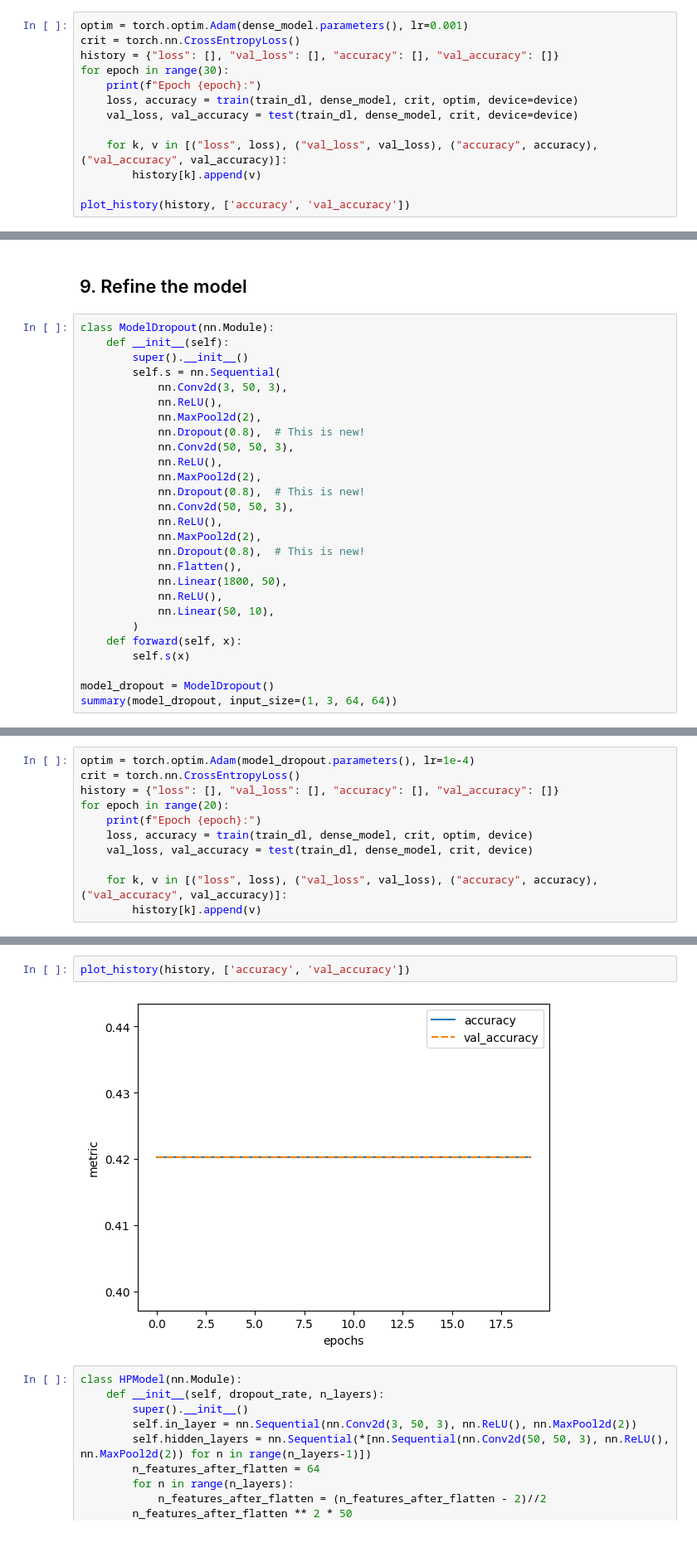
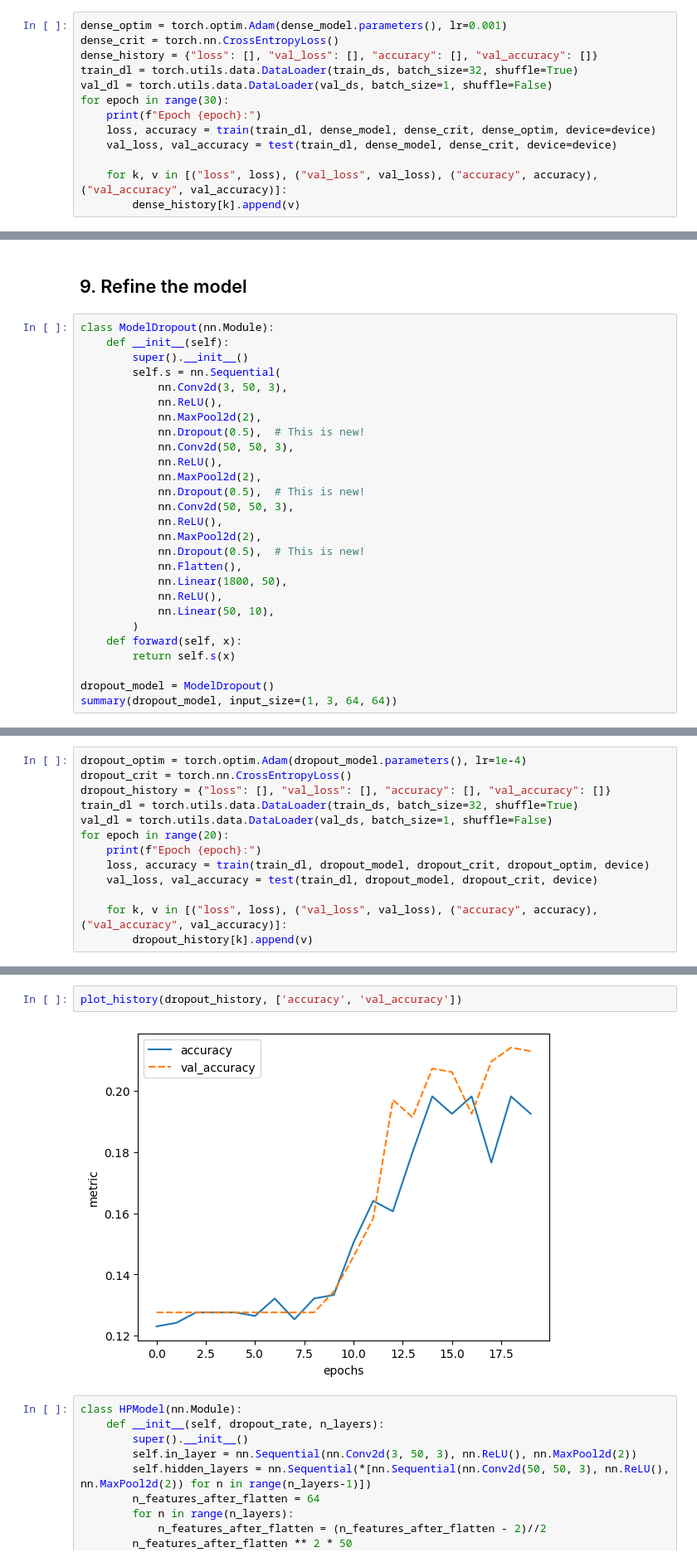
Before and after one commit to mimer-ai/deep-learning-intro, a Jupyter notebook: notebooks/lumi-pytorch/4-Advanced-layer-types-ImageClassification.ipynb, the cells around one changed output, grey strips where cells are left out. Shown at 83% size. Saved outputs shown, nothing was run; the diff lists cells and outputs as text.

```diff
--- a/notebooks/lumi-pytorch/4-Advanced-layer-types-ImageClassification.ipynb
+++ b/notebooks/lumi-pytorch/4-Advanced-layer-types-ImageClassification.ipynb
@@ -306,17 +291,17 @@ Params size (MB): 2.47
 Estimated Total Size (MB): 2.52
 ==========================================================================================
 # %%
-optim = torch.optim.Adam(dense_model.parameters(), lr=0.001)
-crit = torch.nn.CrossEntropyLoss()
-history = {"loss": [], "val_loss": [], "accuracy": [], "val_accuracy": []}
+dense_optim = torch.optim.Adam(dense_model.parameters(), lr=0.001)
+dense_crit = torch.nn.CrossEntropyLoss()
+dense_history = {"loss": [], "val_loss": [], "accuracy": [], "val_accuracy": []}
+train_dl = torch.utils.data.DataLoader(train_ds, batch_size=32, shuffle=True)
+val_dl = torch.utils.data.DataLoader(val_ds, batch_size=1, shuffle=False)
 for epoch in range(30):
     print(f"Epoch {epoch}:")
-    loss, accuracy = train(train_dl, dense_model, crit, optim, device=device)
-    val_loss, val_accuracy = test(train_dl, dense_model, crit, device=device)
+    loss, accuracy = train(train_dl, dense_model, dense_crit, dense_optim, device=device)
+    val_loss, val_accuracy = test(train_dl, dense_model, dense_crit, device=device)
 
     for k, v in [("loss", loss), ("val_loss", val_loss), ("accuracy", accuracy), ("val_accuracy", val_accuracy)]:
-        history[k].append(v)
-
-plot_history(history, ['accuracy', 'val_accuracy'])
+        dense_history[k].append(v)
 # %% [output]
 Epoch 0:
@@ -353,25 +346,25 @@ class ModelDropout(nn.Module):
             nn.Conv2d(3, 50, 3),
             nn.ReLU(),
             nn.MaxPool2d(2),
-            nn.Dropout(0.8),  # This is new!
+            nn.Dropout(0.5),  # This is new!
             nn.Conv2d(50, 50, 3),
             nn.ReLU(),
             nn.MaxPool2d(2),
-            nn.Dropout(0.8),  # This is new!
+            nn.Dropout(0.5),  # This is new!
             nn.Conv2d(50, 50, 3),
             nn.ReLU(),
             nn.MaxPool2d(2),
-            nn.Dropout(0.8),  # This is new!
+            nn.Dropout(0.5),  # This is new!
             nn.Flatten(),
             nn.Linear(1800, 50),
             nn.ReLU(),
             nn.Linear(50, 10),
         )
     def forward(self, x):
-        self.s(x)
+        return self.s(x)
 
-model_dropout = ModelDropout()
-summary(model_dropout, input_size=(1, 3, 64, 64))
+dropout_model = ModelDropout()
+summary(dropout_model, input_size=(1, 3, 64, 64))
 # %% [output]
 ==========================================================================================
 Layer (type:depth-idx)                   Output Shape              Param #
@@ -391,15 +384,17 @@ Params size (MB): 0.55
 Estimated Total Size (MB): 2.53
 ==========================================================================================
 # %%
-optim = torch.optim.Adam(model_dropout.parameters(), lr=1e-4)
-crit = torch.nn.CrossEntropyLoss()
-history = {"loss": [], "val_loss": [], "accuracy": [], "val_accuracy": []}
+dropout_optim = torch.optim.Adam(dropout_model.parameters(), lr=1e-4)
+dropout_crit = torch.nn.CrossEntropyLoss()
+dropout_history = {"loss": [], "val_loss": [], "accuracy": [], "val_accuracy": []}
+train_dl = torch.utils.data.DataLoader(train_ds, batch_size=32, shuffle=True)
+val_dl = torch.utils.data.DataLoader(val_ds, batch_size=1, shuffle=False)
 for epoch in range(20):
     print(f"Epoch {epoch}:")
-    loss, accuracy = train(train_dl, dense_model, crit, optim, device)
-    val_loss, val_accuracy = test(train_dl, dense_model, crit, device)
+    loss, accuracy = train(train_dl, dropout_model, dropout_crit, dropout_optim, device)
+    val_loss, val_accuracy = test(train_dl, dropout_model, dropout_crit, device)
 
     for k, v in [("loss", loss), ("val_loss", val_loss), ("accuracy", accuracy), ("val_accuracy", val_accuracy)]:
-        history[k].append(v)
+        dropout_history[k].append(v)
 # %% [output]
 Epoch 0:
@@ -429,7 +428,7 @@ Epoch 11:
 # %%
-plot_history(history, ['accuracy', 'val_accuracy'])
+plot_history(dropout_history, ['accuracy', 'val_accuracy'])
 # %% [output]
-[figure, old version]
+[figure, new version]
 # %%
 class HPModel(nn.Module):
     def __init__(self, dropout_rate, n_layers):
```
Also changed, not shown: parts of 16 cells of this notebook.
